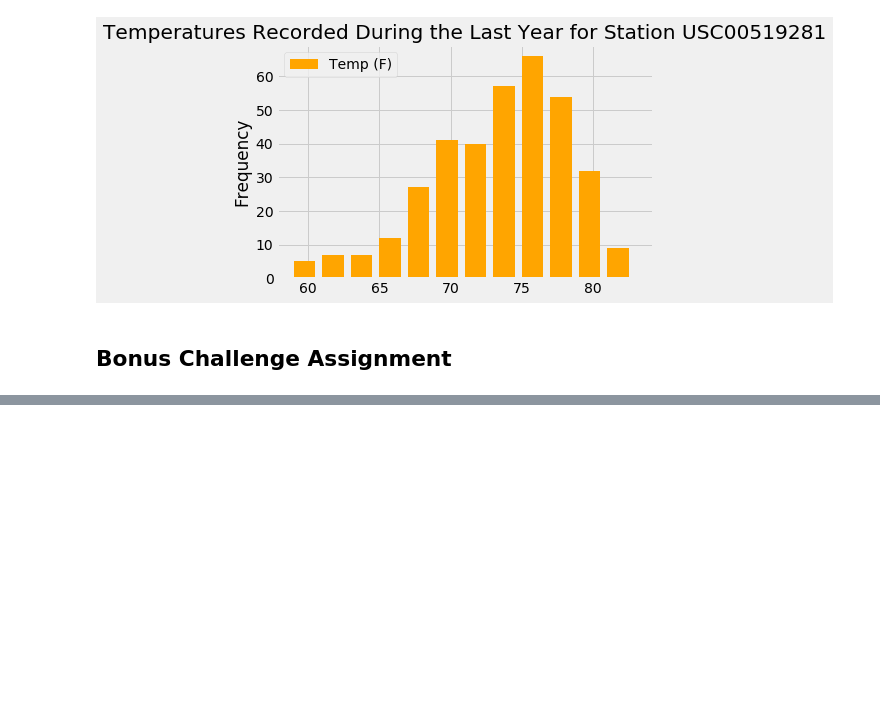
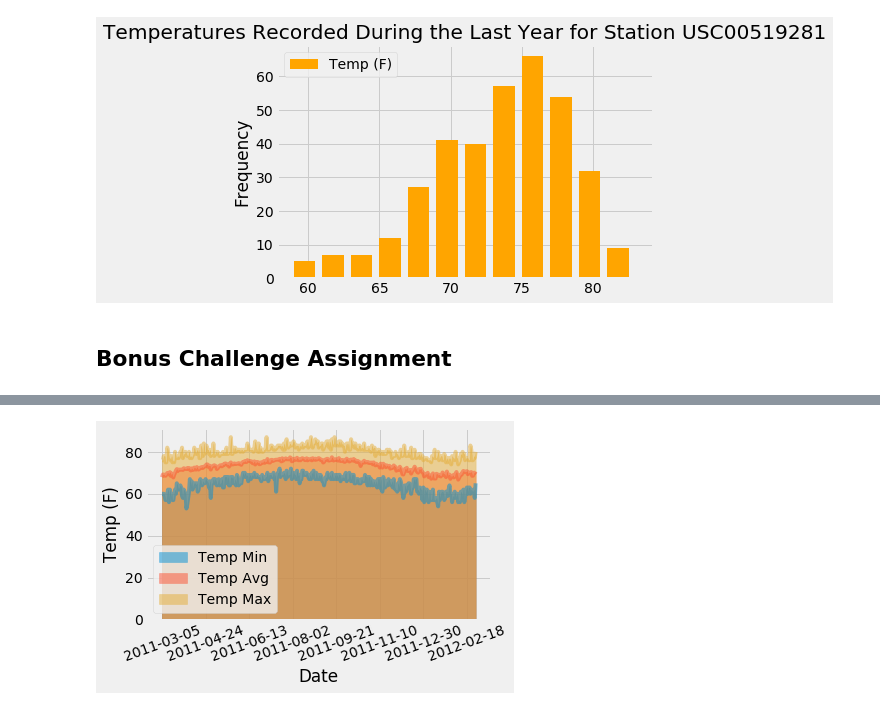
Before and after one commit to Joe-W-Conroy/sqlalchemy-challenge, a Jupyter notebook: climate.ipynb, the cells around one changed output, grey strips where cells are left out. Cells and saved outputs as stored; diff of their text form; code cells hidden in the pictures; blank space fills up the shorter version.

```diff
--- a/climate.ipynb
+++ b/climate.ipynb
@@ -278,9 +314,27 @@ First Allowed Date: 08/18/2016
 # push each tuple of calculations into a list called `normals`
 
 # Set the start and end date of the trip
+start_date = dt.datetime.strptime('2011-03-05', '%Y-%m-%d')
+end_date = dt.datetime.strptime('2012-02-28', '%Y-%m-%d')
 
 # Use the start and end date to create a range of dates
+date_range = session.query(measurements_table.date).\
+filter(measurements_table.date >= start_date.strftime('%Y-%m-%d')).\
+filter(measurements_table.date <= end_date.strftime('%Y-%m-%d')).\
+group_by(measurements_table.date).all()
+
+date_range = list(np.ravel(date_range))
 
 # Stip off the year and save a list of %m-%d strings
+query_dates = []
+for i in range(0, len(date_range)):
+    sub_date = dt.datetime.strptime(date_range[i], '%Y-%m-%d')
+    query_dates.append(sub_date.strftime('%m-%d'))
 
 # Loop through the list of %m-%d strings and calculate the normals for each date
+normals = []
+
+for date in query_dates:
+    normals.append(list(np.ravel(daily_normals(date))))
+
+print(f"Entry Count: {len(normals)}")
@@ -287,2 +343,8 @@ First Allowed Date: 08/18/2016
 # %%
 # Load the previous query results into a Pandas DataFrame and add the `trip_dates` range as the `date` index
+Plot_Data = pd.DataFrame(
+    normals,
+    columns=['Temp Min', 'Temp Avg', 'Temp Max'],
+    index = pd.Index(data=date_range, name='Date')
+)
+Plot_Data.head()
@@ -289,2 +359,8 @@ First Allowed Date: 08/18/2016
 # %%
 # Plot the daily normals as an area plot with `stacked=False`
+Plot_Data.plot.area(stacked=False, rot=20)
+plt.ylabel('Temp (F)')
+plt.tight_layout()
+plt.show()
+# %% [output]
+[figure, added]
```
Also changed, not shown: parts of 8 cells of this notebook.
